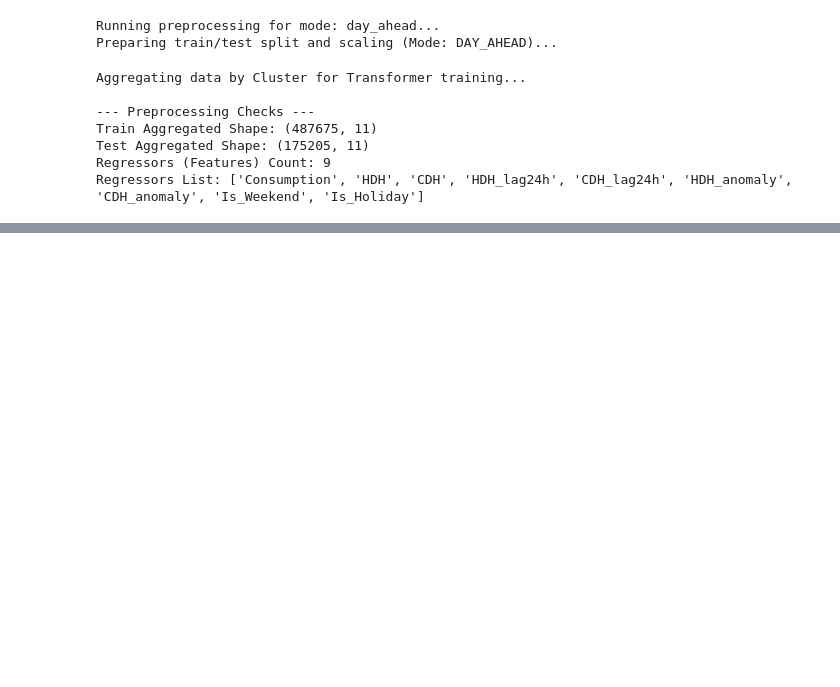
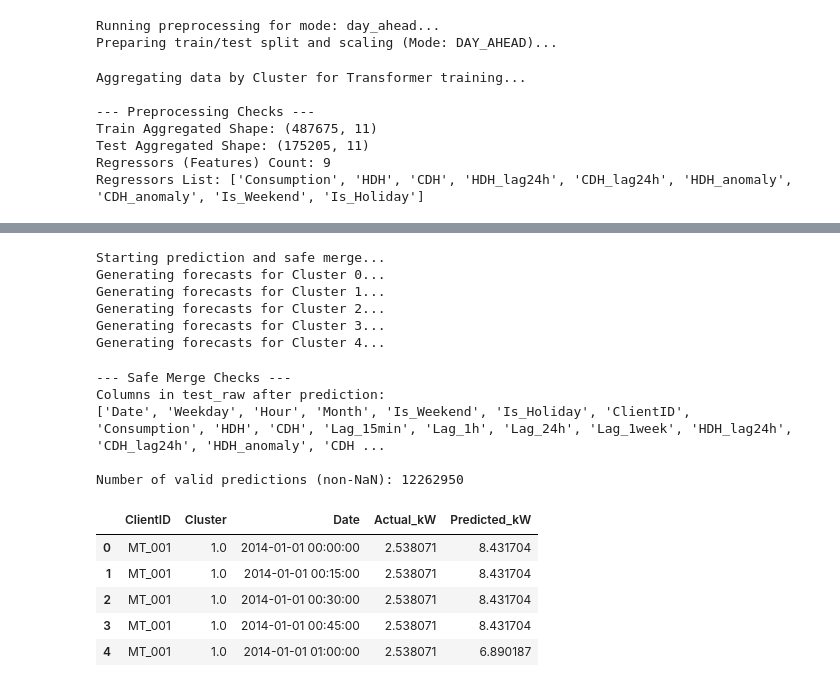
Before and after one commit to lucabarattini/forecasting-electricity, a Jupyter notebook: notebooks/transformer_playground.ipynb, the cells around one changed output, grey strips where cells are left out. Drawn from its saved outputs; the diff is of its cells as text; code cells hidden in the pictures; blank space fills up the shorter version.

```diff
--- a/notebooks/transformer_playground.ipynb
+++ b/notebooks/transformer_playground.ipynb
@@ -288,0 +222,13 @@ analyze_time_periods(test_raw)
+# %%
+# 2. Preprocess, scale, and split the data
+print(f"Running preprocessing for mode: {MODE}...")
+train_agg, test_agg, test_raw, client_scalers, scaler_weather, regressors = preprocess_and_split(
+    df_long,
+    mode=MODE
+)
+
+print("\n--- Preprocessing Checks ---")
+print(f"Train Aggregated Shape: {train_agg.shape}")
+print(f"Test Aggregated Shape: {test_agg.shape}")
+print(f"Regressors (Features) Count: {len(regressors)}")
+print(f"Regressors List: {regressors}")
@@ -288,0 +245,6 @@ analyze_time_periods(test_raw)
+# %%
+# 3. Train the Transformer models per cluster
+print("Starting training process...")
+cluster_models = train_models(train_agg, regressors)
+
+print(f"\nTraining complete. Models trained: {list(cluster_models.keys())}")
@@ -288,0 +269,42 @@ analyze_time_periods(test_raw)
+# %%
+# 4. Generate rolling forecasts and un-scale to individual clients
+print("Starting prediction and safe merge...")
+test_raw = predict_models(
+    cluster_models,
+    train_agg,
+    test_agg,
+    test_raw,
+    client_scalers,
+    regressors
+)
+
+# CRITICAL CHECK: Verify that the Safe Merge worked and columns exist
+print("\n--- Safe Merge Checks ---")
+print("Columns in test_raw after prediction:")
+print(list(test_raw.columns))
+
+# Let's peek at a few rows that shouldn't be NaN
+valid_preds = test_raw.dropna(subset=['Predicted_kW'])
+print(f"\nNumber of valid predictions (non-NaN): {len(valid_preds)}")
+if len(valid_preds) > 0:
+    display(valid_preds[['ClientID', 'Cluster', 'Date', 'Actual_kW', 'Predicted_kW']].head())
+else:
+    print("WARNING: All predictions are NaN. The merge failed due to date misalignment.")
+# %% [output]
+Starting prediction and safe merge...
+Generating forecasts for Cluster 0...
+Generating forecasts for Cluster 1...
+Generating forecasts for Cluster 2...
+Generating forecasts for Cluster 3...
+Generating forecasts for Cluster 4...
+--- Safe Merge Checks ---
+Columns in test_raw after prediction:
+['Date', 'Weekday', 'Hour', 'Month', 'Is_Weekend', 'Is_Holiday', 'ClientID', 'Consumption', 'HDH', 'CDH', 'Lag_15min', 'Lag_1h', 'Lag_24h', 'Lag_1week', 'HDH_lag24h', 'CDH_lag24h', 'HDH_anomaly', 'CDH ...
+
+Number of valid predictions (non-NaN): 12262950
+|  | ClientID | Cluster | Date | Actual_kW | Predicted_kW |
+| 0 | MT_001 | 1.0 | 2014-01-01 00:00:00 | 2.538071 | 8.431704 |
+| 1 | MT_001 | 1.0 | 2014-01-01 00:15:00 | 2.538071 | 8.431704 |
+| 2 | MT_001 | 1.0 | 2014-01-01 00:30:00 | 2.538071 | 8.431704 |
+| 3 | MT_001 | 1.0 | 2014-01-01 00:45:00 | 2.538071 | 8.431704 |
+| 4 | MT_001 | 1.0 | 2014-01-01 01:00:00 | 2.538071 | 6.890187 |
```
Also changed, not shown: parts of 15 cells of this notebook, 3 other files.
